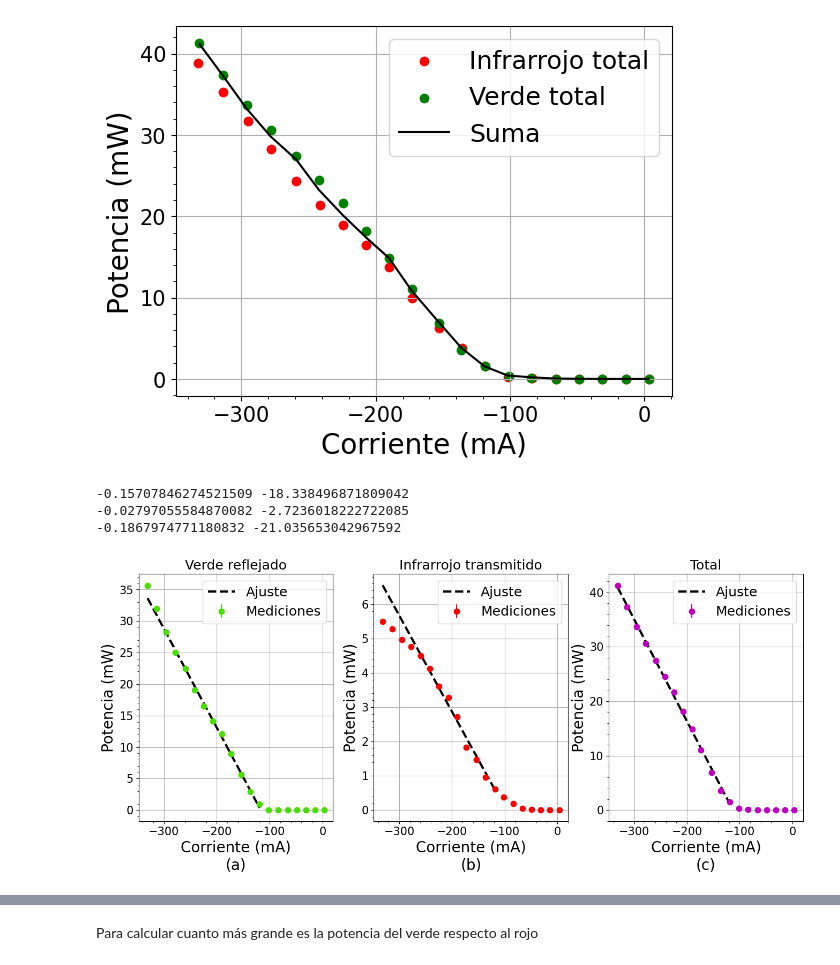
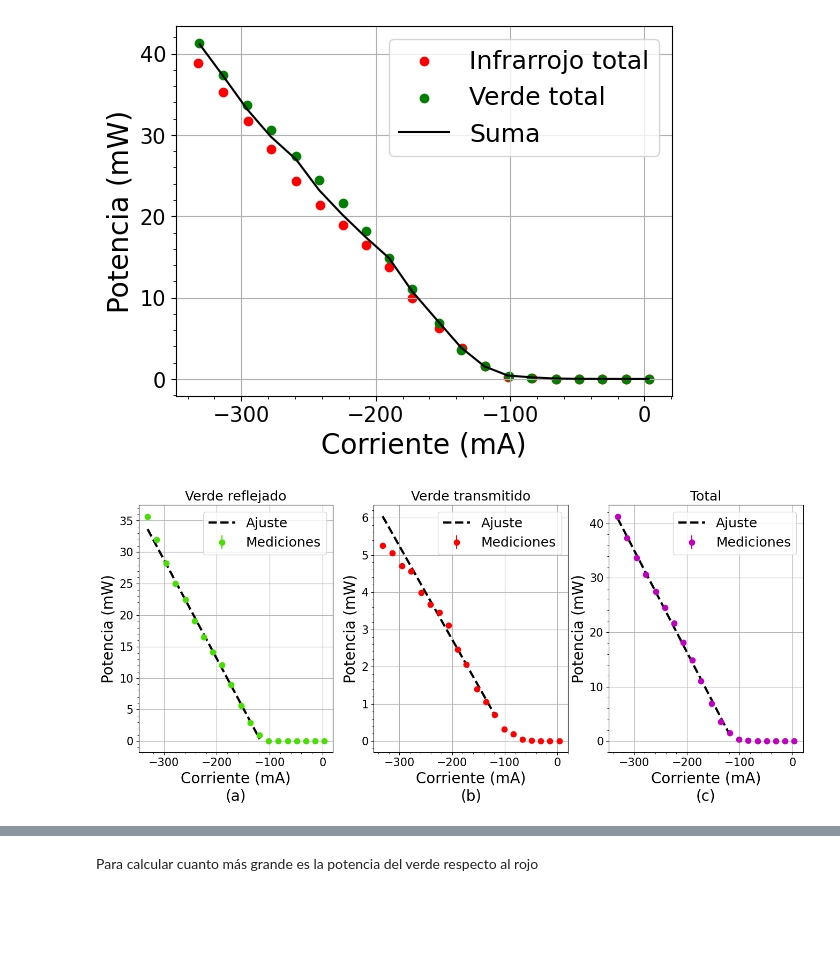
Before and after one commit to DelManuel/Magnetometro-optico, a Jupyter notebook: códigos/analisis_pow_laser.ipynb, the cells around one changed output, grey strips where cells are left out. Drawn from its saved outputs; the diff is of its cells as text; code cells hidden in the pictures; blank space fills up the shorter version.

```diff
--- a/códigos/analisis_pow_laser.ipynb
+++ b/códigos/analisis_pow_laser.ipynb
@@ -122,6 +122,6 @@ for i, ax in enumerate(fig.axes):
     if i == 0:
         ax.set_ylabel("Potencia (mW)")
     ax.set_title(f"{labels[i]}")
-    ax.legend(loc = "upper right")
+    # ax.legend(loc = "upper right")
 plt.show()
 # %% [output]
@@ -151,8 +151,8 @@ def ajuste_lineal(x: np.ndarray, y: np.array, y_err: np.ndarray) -> List[float]:
 
     return a, b, pcov
 # %%
-files = ["Verde reflejado", "Infrarrojo transmitido", "Verde total"]
-labels = ["Verde reflejado", "Infrarrojo transmitido", "Total"]
+files = ["Verde reflejado", "Verde transmitido", "Verde total"] # Cambié por verde transmitido
+labels = ["Verde reflejado", "Verde transmitido", "Total"]
 marker_color = ["#47DF01","#ff0000", "m"] # "#7CE577"
 letras = ["(a)", "(b)", "(c)"]
 lista_POW_ajuste = []
@@ -170,37 +170,34 @@ for i, ax in enumerate(fig.axes):
     a, b, cov_matrix = ajuste_lineal(corr_values[:13],POW_values[:13], POW_var_values[:13])# Ajustamos el rango en el que se prende el láser
 
     corr_ajuste = np.linspace(min(corr_values[:13]), max(corr_values[:13]), 1000)
     POW_ajuste = lineal(corr_ajuste,a,b)
     lista_POW_ajuste.append(POW_ajuste)
 
     # sigma = np.sqrt(cov_matrix[1,1]+(corr_ajuste**2)*cov_matrix[0,0]+2*corr_ajuste*cov_matrix[0,1])
     # y_1 = POW_ajuste+sigma
     # y_2 = POW_ajuste-sigma
 
     # ax.fill(
     #     np.append(corr_ajuste, corr_ajuste[::-1]),
     #     np.append(y_1, y_2[::-1]),
     #     color = marker_color[i],
     #     alpha = 0.5,
     #     label = "Bandas de error del ajuste"
     # )
 
     ax.errorbar(corr_values, POW_values,yerr = POW_var_values,marker = ".", ms=15, ls = "", color = f"{marker_color[i]}", label = "Mediciones")
     ax.plot(corr_ajuste, POW_ajuste,color = "k", ls = "--", lw=3, label = "Ajuste")
     ax.set_xlabel(f"Corriente (mA)\n{letras[i]}")
     # if i == 0:
     ax.set_ylabel("Potencia (mW)")
     ax.set_title(f"{labels[i]}", fontsize = 18)
     ax.legend(loc = "upper right")
 
 plt.subplots_adjust(wspace=0.21, hspace=0.5)
 # plt.savefig("../imagenes/Medidor de potencia/potencia + ajuste.svg")
 plt.show()
 # %% [output]
--0.15707846274521509 -18.338496871809042
--0.02797055584870082 -2.7236018222722085
--0.1867974771180832 -21.035653042967592
-[figure, old version]
+[figure, new version]
 # %%
 pow_suma = lista_POW_ajuste[0]+lista_POW_ajuste[1]
 
```
Also changed, not shown: parts of 14 cells of this notebook, 4 other files.
